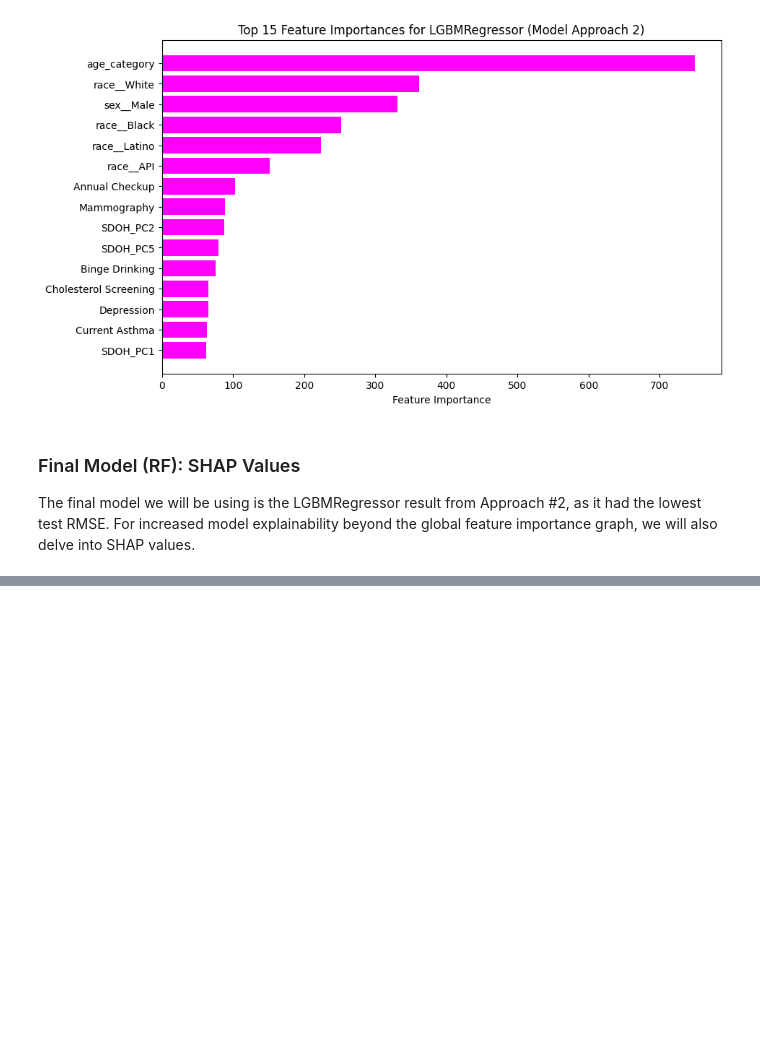
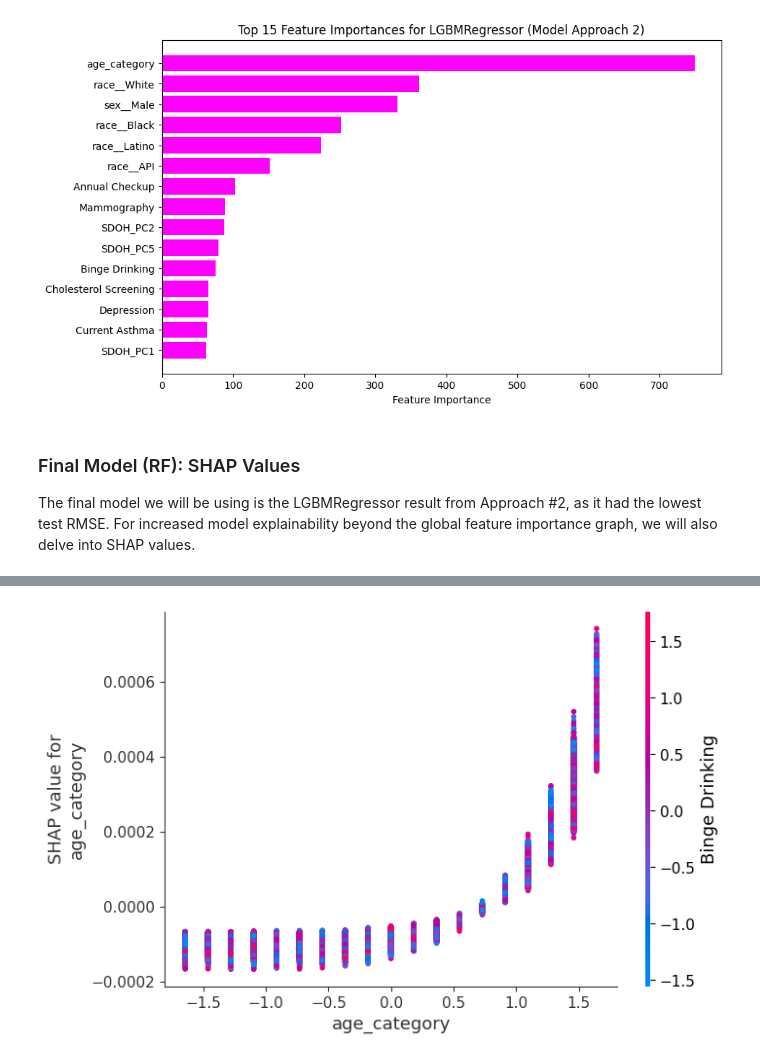
Before and after one commit to shailja-somani-0/ADS-599-Capstone, a Jupyter notebook: Jupyter_Notebooks/3_Modeling.ipynb, the cells around one changed output, grey strips where cells are left out. Saved outputs shown, nothing was run; the diff lists cells and outputs as text; code cells hidden in the pictures; blank space fills up the shorter version.

```diff
--- a/Jupyter_Notebooks/3_Modeling.ipynb
+++ b/Jupyter_Notebooks/3_Modeling.ipynb
@@ -788,0 +801,5 @@ shap.summary_plot(shap_values, X_test_1)
+# %%
+# Try another dependence plot
+shap.dependence_plot('age_category', shap_values, X_test_2, interaction_index='Binge Drinking')
+# %% [output]
+[figure, added]
```
Also changed, not shown: parts of 45 cells of this notebook.
